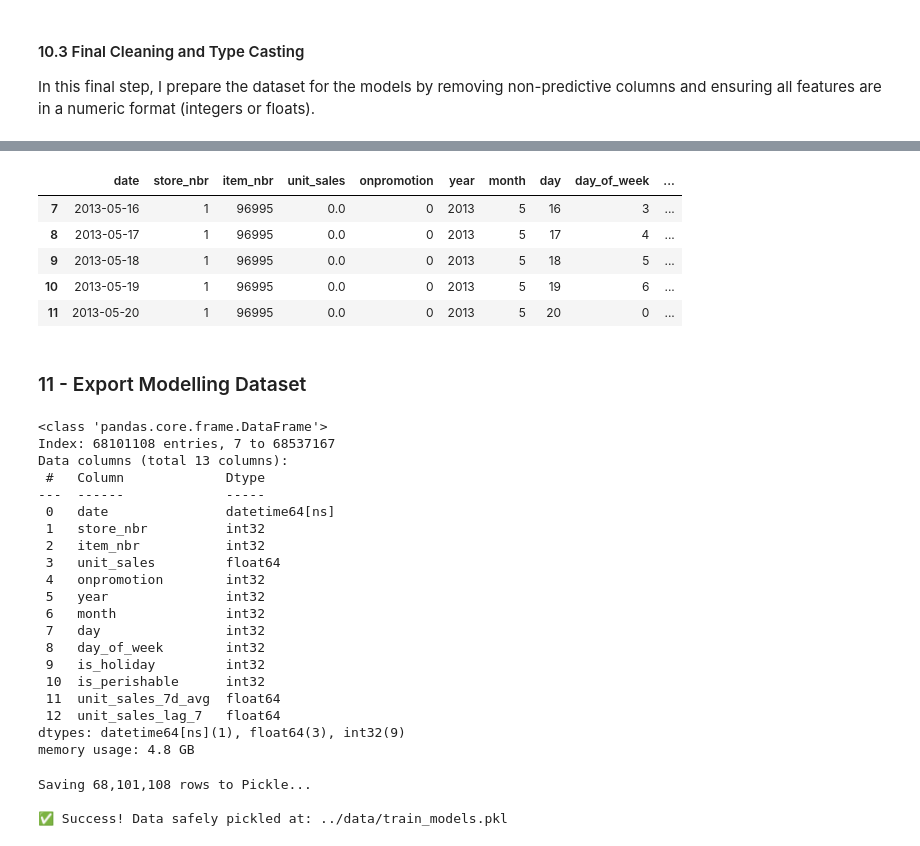
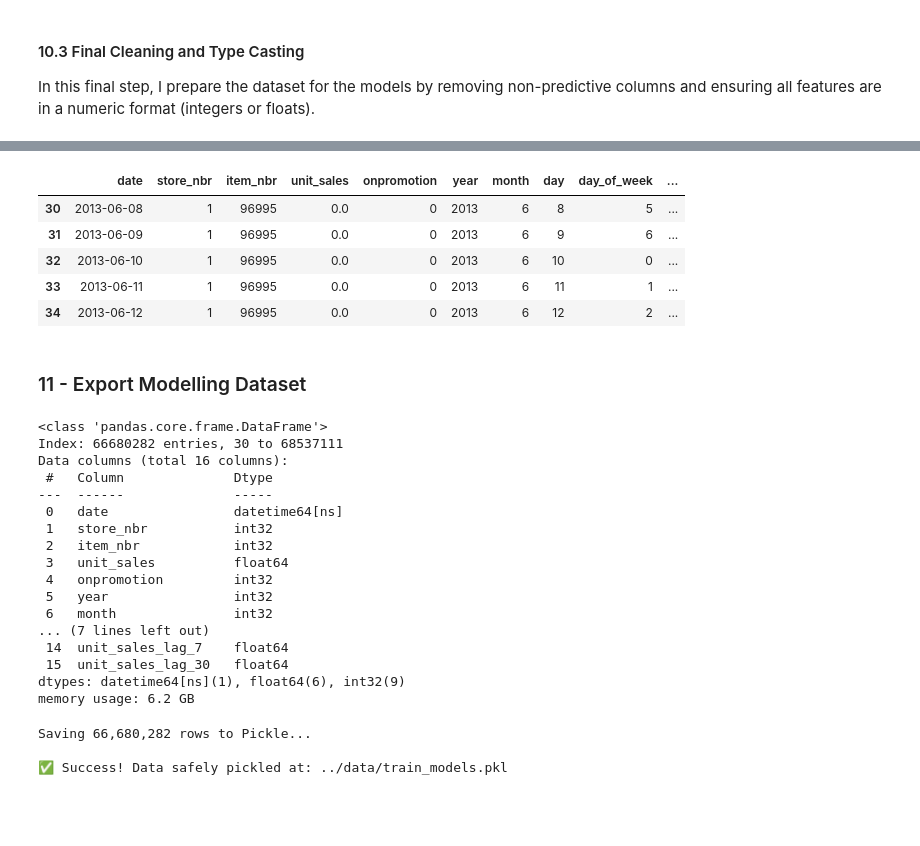
Before and after one commit to krauseannelize/project-ml-favorita-sales-forecasting, a Jupyter notebook: notebooks/02-exploratory-data-analysis.ipynb, the cells around one changed output, grey strips where cells are left out. Cells and saved outputs as stored; diff of their text form; code cells hidden in the pictures; blank space fills up the shorter version.

Commit message:
Add additional rolling average and lag features

```diff
--- a/notebooks/02-exploratory-data-analysis.ipynb
+++ b/notebooks/02-exploratory-data-analysis.ipynb
@@ -877,15 +877,24 @@ df_train.head()
 # Sorting for correct lag/rolling calculations
 df_train = df_train.sort_values(['store_nbr', 'item_nbr', 'date'])
 
-# 7-Day Rolling Average
+# 7-Day Rolling Average (Weekly)
 df_train['unit_sales_7d_avg'] = (
     df_train
     .groupby(['store_nbr', 'item_nbr'])['unit_sales']
     .transform(lambda x: x.rolling(window=7).mean())
 )
 
-# 7-Day Lag
+# 14-Day Rolling Average (Bi-weekly)
+df_train['unit_sales_14d_avg'] = (
+    df_train
+    .groupby(['store_nbr', 'item_nbr'])['unit_sales']
+    .transform(lambda x: x.rolling(window=14).mean())
+)
+
+# Add 1-Day, 7-Day and 30-Day Lags
+df_train['unit_sales_lag_1'] = df_train.groupby(['store_nbr', 'item_nbr'])['unit_sales'].shift(1)
 df_train['unit_sales_lag_7'] = df_train.groupby(['store_nbr', 'item_nbr'])['unit_sales'].shift(7)
+df_train['unit_sales_lag_30'] = df_train.groupby(['store_nbr', 'item_nbr'])['unit_sales'].shift(30)
 
 # Confirm the new lag and rolling average columns
 df_train.head()
@@ -905,7 +914,7 @@ In this final step, I prepare the dataset for the models by removing non-predict
 df_train.drop(columns=['id'], inplace=True)
 
 # Drop rows with NaNs created by lag/rolling features
-df_train.dropna(subset=['unit_sales_7d_avg', 'unit_sales_lag_7'], inplace=True)
+df_train.dropna(subset=['unit_sales_7d_avg', 'unit_sales_14d_avg', 'unit_sales_lag_1', 'unit_sales_lag_7', 'unit_sales_lag_30'], inplace=True)
 
 # Convert Booleans to Integers (0/1)
 bool_cols = ['onpromotion', 'is_holiday', 'is_perishable']
@@ -932,10 +944,10 @@ unit_sales_lag_7            float64
 dtype: object
 |  | date | store_nbr | item_nbr | unit_sales | onpromotion | year | month | day | day_of_week | ... |
-| 7 | 2013-05-16 | 1 | 96995 | 0.0 | 0 | 2013 | 5 | 16 | 3 | ... |
-| 8 | 2013-05-17 | 1 | 96995 | 0.0 | 0 | 2013 | 5 | 17 | 4 | ... |
-| 9 | 2013-05-18 | 1 | 96995 | 0.0 | 0 | 2013 | 5 | 18 | 5 | ... |
-| 10 | 2013-05-19 | 1 | 96995 | 0.0 | 0 | 2013 | 5 | 19 | 6 | ... |
-| 11 | 2013-05-20 | 1 | 96995 | 0.0 | 0 | 2013 | 5 | 20 | 0 | ... |
+| 30 | 2013-06-08 | 1 | 96995 | 0.0 | 0 | 2013 | 6 | 8 | 5 | ... |
+| 31 | 2013-06-09 | 1 | 96995 | 0.0 | 0 | 2013 | 6 | 9 | 6 | ... |
+| 32 | 2013-06-10 | 1 | 96995 | 0.0 | 0 | 2013 | 6 | 10 | 0 | ... |
+| 33 | 2013-06-11 | 1 | 96995 | 0.0 | 0 | 2013 | 6 | 11 | 1 | ... |
+| 34 | 2013-06-12 | 1 | 96995 | 0.0 | 0 | 2013 | 6 | 12 | 2 | ... |
 # %% [markdown]
 ### 11 - Export Modelling Dataset
 # %%
@@ -943,25 +955,22 @@ dtype: object
 df_train.info()
 # %% [output]
 <class 'pandas.core.frame.DataFrame'>
-Index: 68101108 entries, 7 to 68537167
-Data columns (total 13 columns):
- #   Column             Dtype
----  ------             -----
- 0   date               datetime64[ns]
- 1   store_nbr          int32
- 2   item_nbr           int32
- 3   unit_sales         float64
- 4   onpromotion        int32
- 5   year               int32
- 6   month              int32
- 7   day                int32
- 8   day_of_week        int32
- 9   is_holiday         int32
- 10  is_perishable      int32
- 11  unit_sales_7d_avg  float64
- 12  unit_sales_lag_7   float64
-dtypes: datetime64[ns](1), float64(3), int32(9)
-memory usage: 4.8 GB
+Index: 66680282 entries, 30 to 68537111
+Data columns (total 16 columns):
+ #   Column              Dtype
+---  ------              -----
+ 0   date                datetime64[ns]
+ 1   store_nbr           int32
+ 2   item_nbr            int32
+ 3   unit_sales          float64
+ 4   onpromotion         int32
+ 5   year                int32
+ 6   month               int32
+... (7 lines left out)
+ 14  unit_sales_lag_7    float64
+ 15  unit_sales_lag_30   float64
+dtypes: datetime64[ns](1), float64(6), int32(9)
+memory usage: 6.2 GB
 # %%
 # Export to Pickle
 output_path = "../data/train_models.pkl"
@@ -971,6 +980,6 @@ df_train.to_pickle(output_path)
 
 print(f"\n✅ Success! Data safely pickled at: {output_path}")
 # %% [output]
-Saving 68,101,108 rows to Pickle...
+Saving 66,680,282 rows to Pickle...
 
 ✅ Success! Data safely pickled at: ../data/train_models.pkl
```
Also changed, not shown: parts of 2 cells of this notebook.
